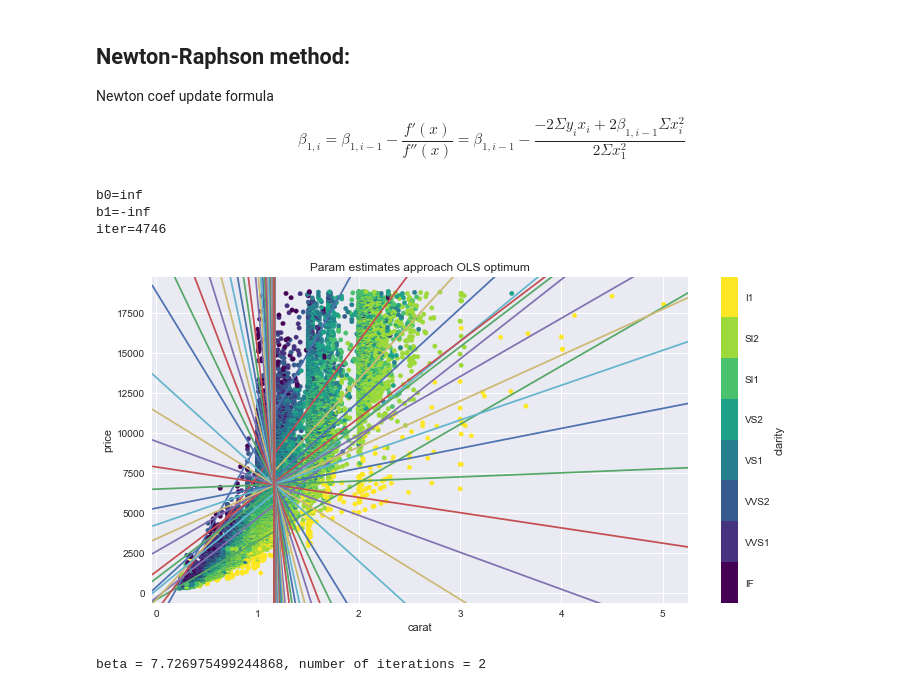
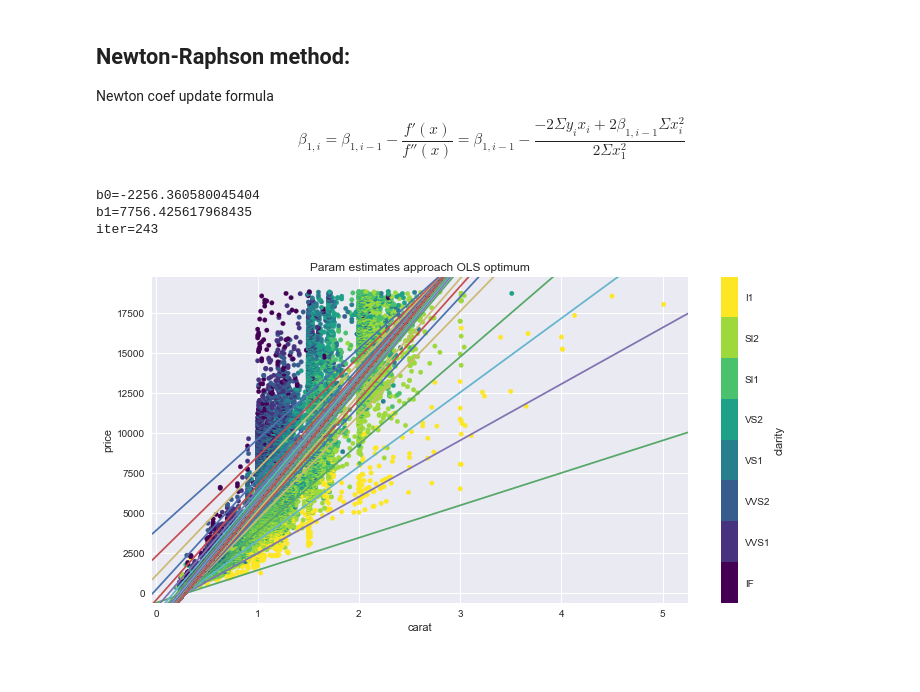
Before and after one commit to MatthewAckman/gradient_descent_newton_method, a Jupyter notebook: ols_gradient.ipynb, the cells around one changed output. Cells and saved outputs as stored; diff of their text form; code cells hidden in the pictures.

Commit message:
Got NR method to work

```diff
--- a/ols_gradient.ipynb
+++ b/ols_gradient.ipynb
@@ -113,64 +113,39 @@ $$\beta_{1, i} = \beta_{1, i-1} - \dfrac{f'(x)}{f''(x)} = \beta_{1, i-1} - \dfra
 # yield scatterplot of observations to depict gradual convergence
 # using diamond prices in dollars, not ln(dollars), otherwise converges too quickly for demonstration
 fig, ax = plt.subplots(1,1,figsize=(12,6))
 df.plot.scatter(y='price', x='carat', c='clarity', cmap='viridis', ax=ax)
 ax.set(title='Param estimates approach OLS optimum', ylim=ax.get_ylim(), xlim=ax.get_xlim())
 
 b0 = b1 = 0
 alpha = 1 / (2*len(y))        # learning rate (step size)
 tolerence =  1E-8             # degree of precision desired, both derivatives must come this close to 0
 db0 = db1 = 1                 # init value to start while loop
 loop_break = int(1E6)         # safety stop for loop, kill at X iterations
 iter = 0                      # counter for iterations
 
 y, x = df.price, df.carat
 
 while abs(db0) > tolerence and abs(db1) > tolerence:
-    db0 = (y - (b1*x + b0)).sum()  # first derivatives
+    db0 =-2*(y - (b1*x + b0)).sum()  # first derivatives
     db1 = -2*(x*(y - (b1*x + b0))).sum()
-    db0_2 = 2*len(y)
-    db1_2 = (x**2).sum()
+    db0_2 = 2*len(y)  # 2nd derivatives
+    db1_2 = 2*(x**2).sum()
 
-    b0 -= db0 / db0_2
-    b1 -= db1 / db1_2
+    b0 -= (db0 / db0_2)
+    b1 -= (db1 / db1_2)
 
     iter += 1
 
     if iter >= loop_break:
         print('Max iters reached, breaking loop')
         break
 
     if iter % 10:
         line(intercept=b0, slope=b1, ax=ax)
 
 print(f'{b0=}\n{b1=}\n{iter=}')
 # %% [output]
-b0=inf
-b1=-inf
-iter=4746
+b0=-2256.360580045404
+b1=7756.425617968435
+iter=243
-[figure, old version]
+[figure, new version]
-# %%
-## Newton method
-
-b0 = b1 = 0
-alpha = 1 / (2*len(y))        # learning rate (step size)
-tolerence =  1E-9             # degree of precision desired, both derivatives must come this close to 0
-db0 = db1 = 1                 # init value to start while loop
-loop_break = int(1E6)         # safety stop for loop, kill at X iterations
-iter = 0                      # counter for iterations
-
-def fd(y,x,beta):
-    '''first derivative'''
-    return  -2*(y * x).sum() + 2*beta*sum(x**2)
-
-def sd(x):
-    '''second derivative'''
-    return 2 * (x**2).sum()
-
-while db0 > tolerence and db1 > tolerence:
-    beta_new = beta - fd(y,x,beta)/sd(x)
-    gap = beta_new - beta
-    beta = beta_new
-    it += 1
-# %% [output]
-beta = 7.726975499244868, number of iterations = 2
```
Also changed, not shown: parts of 4 cells of this notebook, 1 other file.
